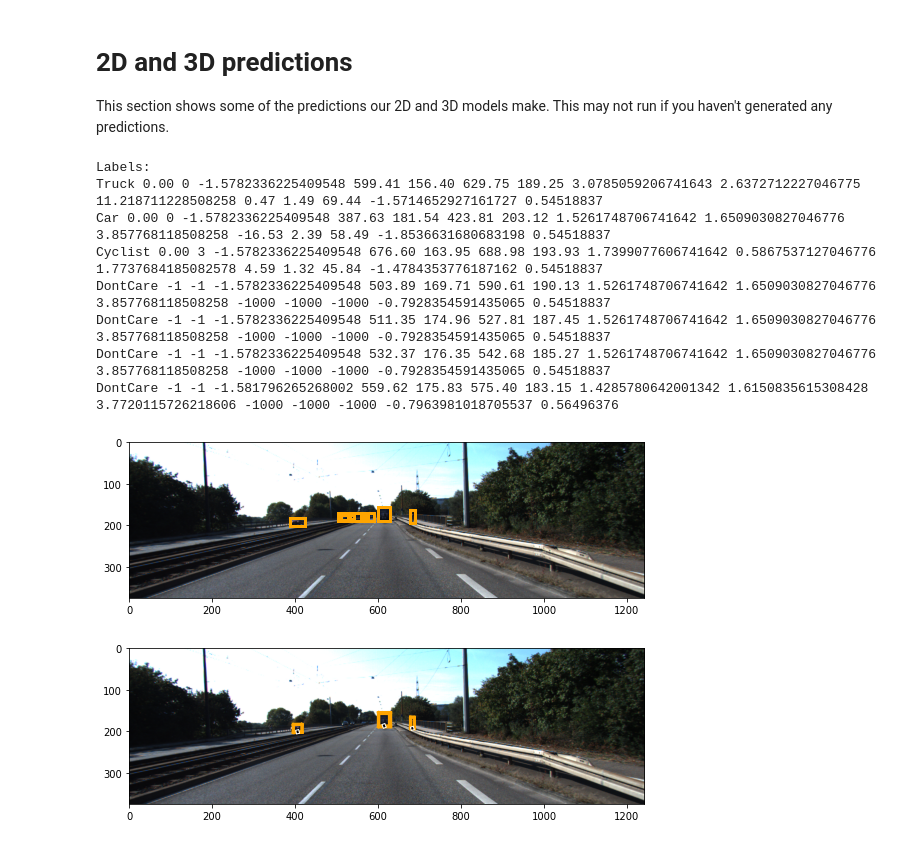
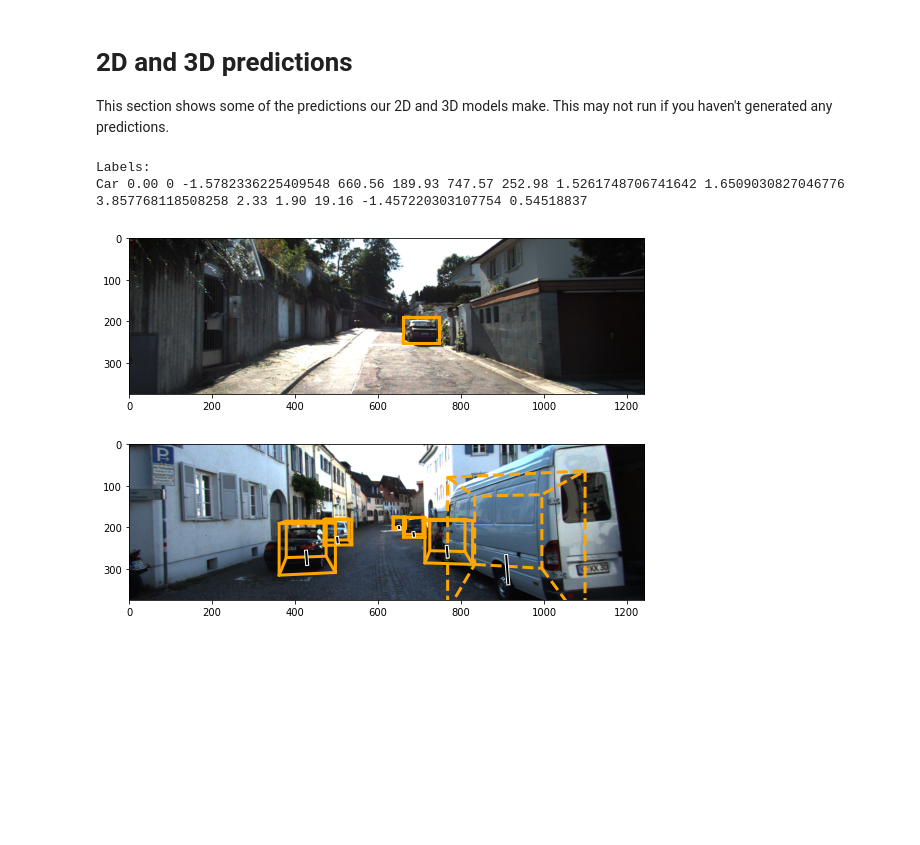
Before and after one commit to kostaleonard/4bai-3d-object-detection, a Jupyter notebook: notebooks/kitti_data_exploration.ipynb, the cells around one changed output. Saved outputs shown, nothing was run; the diff lists cells and outputs as text; code cells hidden in the pictures; blank space fills up the shorter version.

```diff
--- a/notebooks/kitti_data_exploration.ipynb
+++ b/notebooks/kitti_data_exploration.ipynb
@@ -59,28 +59,22 @@ display_image_3d_boxes(os.path.join(TRAIN_IMAGE_DIR, example_filename),
 
 This section shows some of the predictions our 2D and 3D models make. This may not run if you haven't generated any predictions.
 # %%
-example_filename_2 = '000001.png'
+example_filename_2 = '000094.png'
 predicted_labels = get_labels(PREDICTION_3D_BOX_DIR_TRAIN)
 display_image_2d_boxes(os.path.join(TRAIN_IMAGE_DIR, example_filename_2),
                       predicted_labels[example_filename_2],
                       force_box_color='orange')
 print('Labels:')
 for label in predicted_labels[example_filename_2]:
     print(label)
 # %% [output]
 Labels:
-Truck 0.00 0 -1.5782336225409548 599.41 156.40 629.75 189.25 3.0785059206741643 2.6372712227046775 11.218711228508258 0.47 1.49 69.44 -1.5714652927161727 0.54518837
-Car 0.00 0 -1.5782336225409548 387.63 181.54 423.81 203.12 1.5261748706741642 1.6509030827046776 3.857768118508258 -16.53 2.39 58.49 -1.8536631680683198 0.54518837
-Cyclist 0.00 3 -1.5782336225409548 676.60 163.95 688.98 193.93 1.7399077606741642 0.5867537127046776 1.7737684185082578 4.59 1.32 45.84 -1.4784353776187162 0.54518837
-DontCare -1 -1 -1.5782336225409548 503.89 169.71 590.61 190.13 1.5261748706741642 1.6509030827046776 3.857768118508258 -1000 -1000 -1000 -0.7928354591435065 0.54518837
-DontCare -1 -1 -1.5782336225409548 511.35 174.96 527.81 187.45 1.5261748706741642 1.6509030827046776 3.857768118508258 -1000 -1000 -1000 -0.7928354591435065 0.54518837
-DontCare -1 -1 -1.5782336225409548 532.37 176.35 542.68 185.27 1.5261748706741642 1.6509030827046776 3.857768118508258 -1000 -1000 -1000 -0.7928354591435065 0.54518837
-DontCare -1 -1 -1.581796265268002 559.62 175.83 575.40 183.15 1.4285780642001342 1.6150835615308428 3.7720115726218606 -1000 -1000 -1000 -0.7963981018705537 0.56496376
+Car 0.00 0 -1.5782336225409548 660.56 189.93 747.57 252.98 1.5261748706741642 1.6509030827046776 3.857768118508258 2.33 1.90 19.16 -1.457220303107754 0.54518837
-[figure, old version]
+[figure, new version]
 # %%
 display_image_3d_boxes(os.path.join(TRAIN_IMAGE_DIR, example_filename_2),
                       predicted_labels[example_filename_2],
                       train_calibrations[example_filename_2],
                       force_box_color='orange')
 # %% [output]
-[figure, old version]
+[figure, new version]
```
Also changed, not shown: 2 other files.
